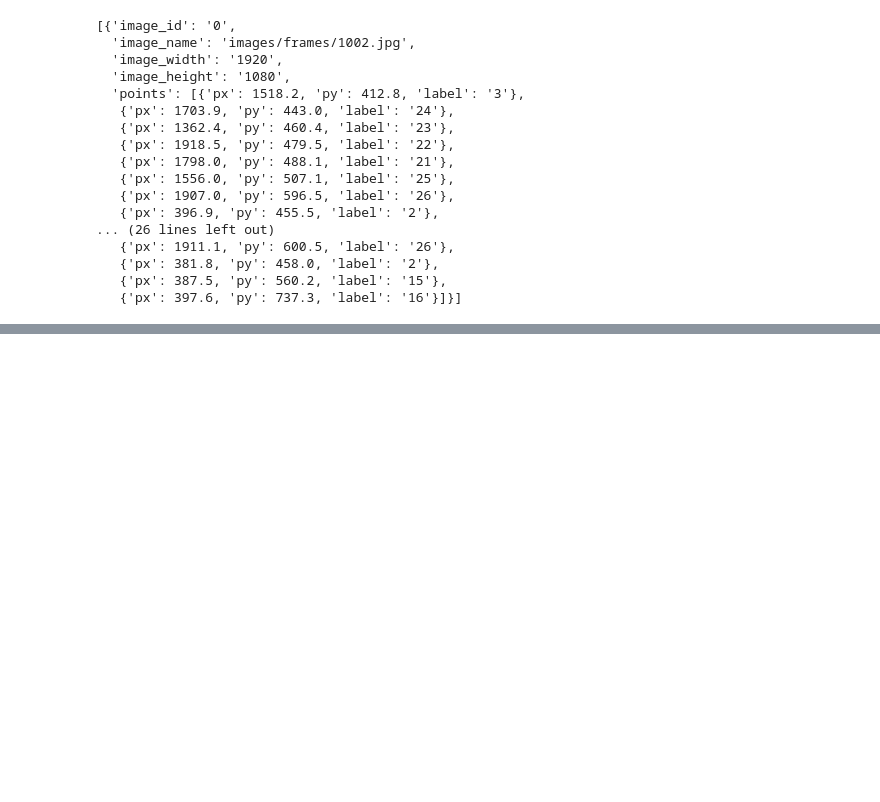
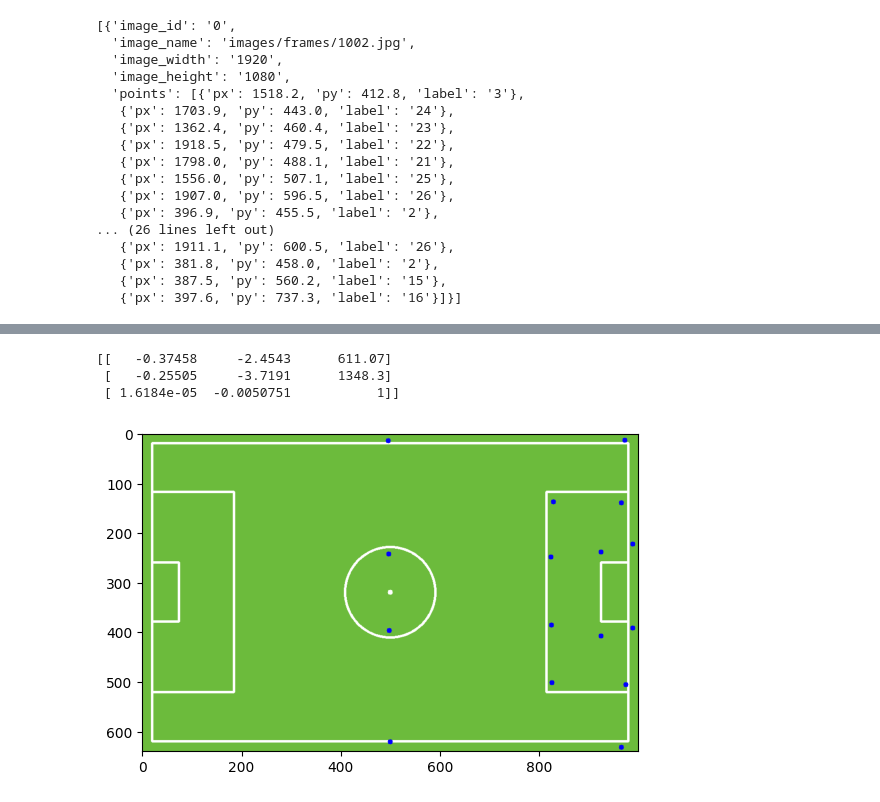
Before and after one commit to Lidan0241/YOLOv8, a Jupyter notebook: homo.ipynb, the cells around one changed output, grey strips where cells are left out. Cells and saved outputs as stored; diff of their text form; code cells hidden in the pictures; blank space fills up the shorter version.

```diff
--- a/homo.ipynb
+++ b/homo.ipynb
@@ -470,0 +478,19 @@ plot_pitch(300)
+# %%
+def get_homography(num_frames):
+    a = annot[num_frames]
+    ptsCam = []
+    ptsBv = []
+
+    for point in a["points"]:
+        pt2D = pts_2D[int(point["label"]) - 1] if (int(point["label"]) - 1) < len(pts_2D) else None
+        if pt2D is not None:
+            ptsBv.append([int(pt2D[0]), int(pt2D[1])])
+            ptsCam.append([int(point["px"]), int(point["py"])])
+
+    pts_camera = np.array(ptsCam)
+    pts_bv = np.array(ptsBv)
+
+    H, status = cv2.findHomography(pts_camera, pts_bv, cv2.RANSAC, 500)
+    if status is None:
+        print("Homography matrix not found")
+    return H
@@ -470,0 +515,25 @@ plot_pitch(300)
+# %%
+def check_homography(num_frames):
+    H = get_homography(num_frames)
+    print(H)
+
+    a = annot[num_frames]
+    field = SoccerFieldFactory().draw_pitch()
+
+    for point in a["points"]:
+        pt = np.array([int(point["px"]), int(point["py"]), 1])
+        pt = np.dot(H, pt)
+        pt = pt / pt[2]
+
+        cv2.circle(field, (int(pt[0]), int(pt[1])), 5, (0, 0, 255), -1)
+
+    plt.imshow(field)
+    plt.savefig("./plot/check_homography.jpg")
+    plt.show()
+
+check_homography(500)
+# %% [output]
+[[   -0.37458     -2.4543      611.07]
+ [   -0.25505     -3.7191      1348.3]
+ [ 1.6184e-05  -0.0050751           1]]
+[figure, added]
```
Also changed, not shown: parts of 5 cells of this notebook, 1 other file.
